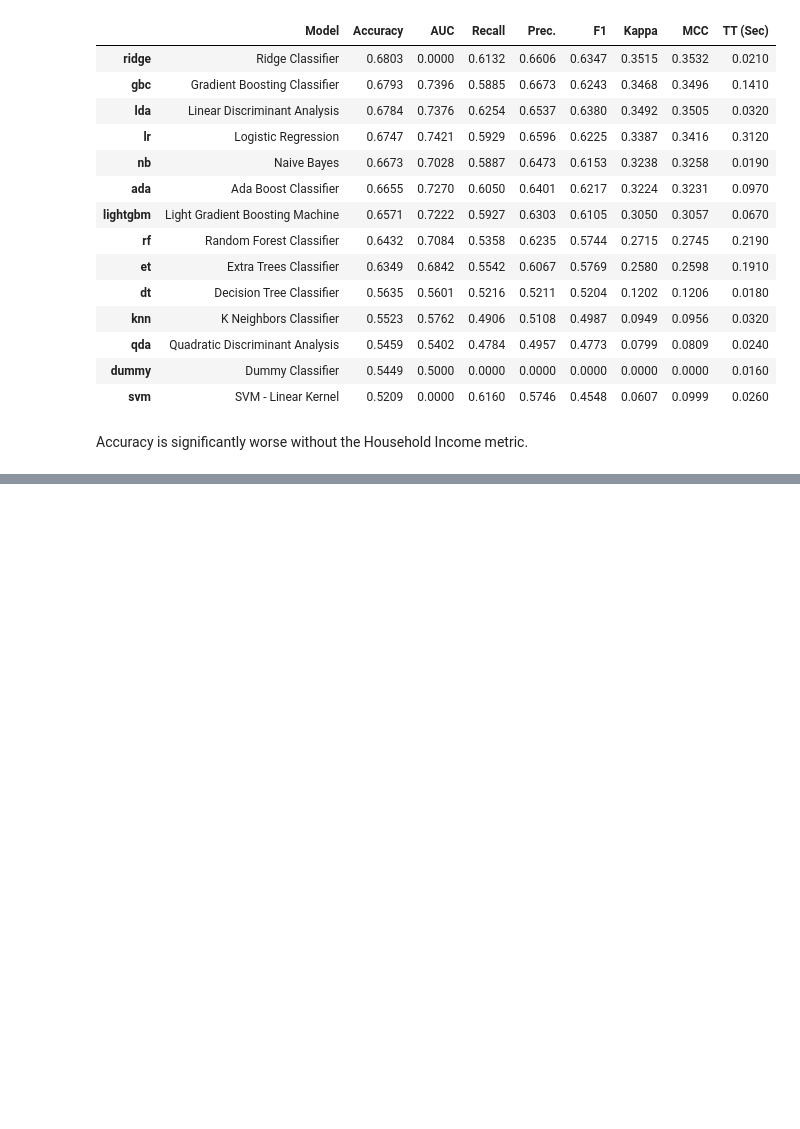
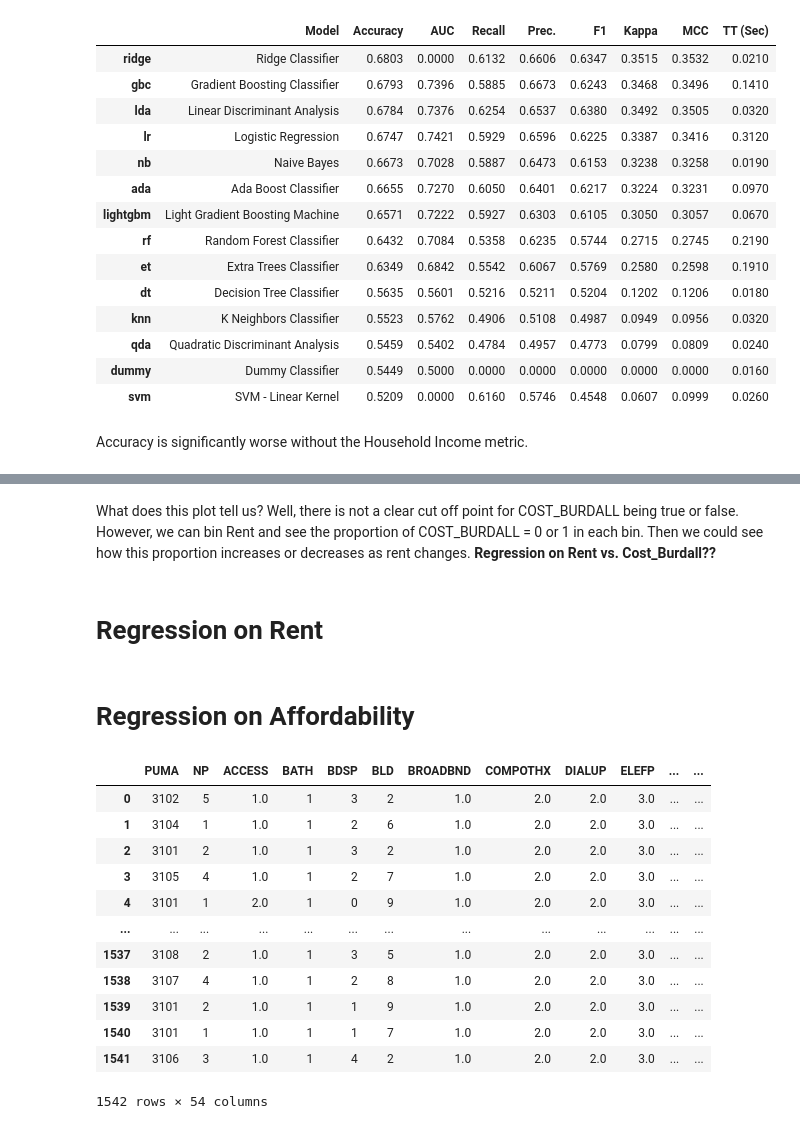
Before and after one commit to ITCS4122VISUALANALYTICS/Charlotte_Housing, a Jupyter notebook: notebooks/modeling.ipynb, the cells around one changed output, grey strips where cells are left out. Cells and saved outputs as stored; diff of their text form; code cells hidden in the pictures; blank space fills up the shorter version.

```diff
--- a/notebooks/modeling.ipynb
+++ b/notebooks/modeling.ipynb
@@ -424,0 +497,22 @@ Accuracy is significantly worse without the Household Income metric.
+# %% [markdown]
+What does this plot tell us? Well, there is not a clear cut off point for COST_BURDALL being true or false. However, we can bin Rent and see the proportion of COST_BURDALL = 0 or 1 in each bin. Then we could see how this proportion increases or decreases as rent changes. **Regression on Rent vs. Cost_Burdall??**
+# %% [markdown]
+# Regression on Rent
+# %% [markdown]
+# Regression on Affordability
+# %%
+df
+# %% [output]
+|  | PUMA | NP | ACCESS | BATH | BDSP | BLD | BROADBND | COMPOTHX | DIALUP | ELEFP | ... | ... |
+| 0 | 3102 | 5 | 1.0 | 1 | 3 | 2 | 1.0 | 2.0 | 2.0 | 3.0 | ... | ... |
+| 1 | 3104 | 1 | 1.0 | 1 | 2 | 6 | 1.0 | 2.0 | 2.0 | 3.0 | ... | ... |
+| 2 | 3101 | 2 | 1.0 | 1 | 3 | 2 | 1.0 | 2.0 | 2.0 | 3.0 | ... | ... |
+| 3 | 3105 | 4 | 1.0 | 1 | 2 | 7 | 1.0 | 2.0 | 2.0 | 3.0 | ... | ... |
+| 4 | 3101 | 1 | 2.0 | 1 | 0 | 9 | 1.0 | 2.0 | 2.0 | 3.0 | ... | ... |
+| ... | ... | ... | ... | ... | ... | ... | ... | ... | ... | ... | ... | ... |
+| 1537 | 3108 | 2 | 1.0 | 1 | 3 | 5 | 1.0 | 2.0 | 2.0 | 3.0 | ... | ... |
+| 1538 | 3107 | 4 | 1.0 | 1 | 2 | 8 | 1.0 | 2.0 | 2.0 | 3.0 | ... | ... |
+| 1539 | 3101 | 2 | 1.0 | 1 | 1 | 9 | 1.0 | 2.0 | 2.0 | 3.0 | ... | ... |
+| 1540 | 3101 | 1 | 1.0 | 1 | 1 | 7 | 1.0 | 2.0 | 2.0 | 3.0 | ... | ... |
+| 1541 | 3106 | 3 | 1.0 | 1 | 4 | 2 | 1.0 | 2.0 | 2.0 | 3.0 | ... | ... |
+1542 rows × 54 columns
```
Also changed, not shown: parts of 29 cells of this notebook, 2 other files.
